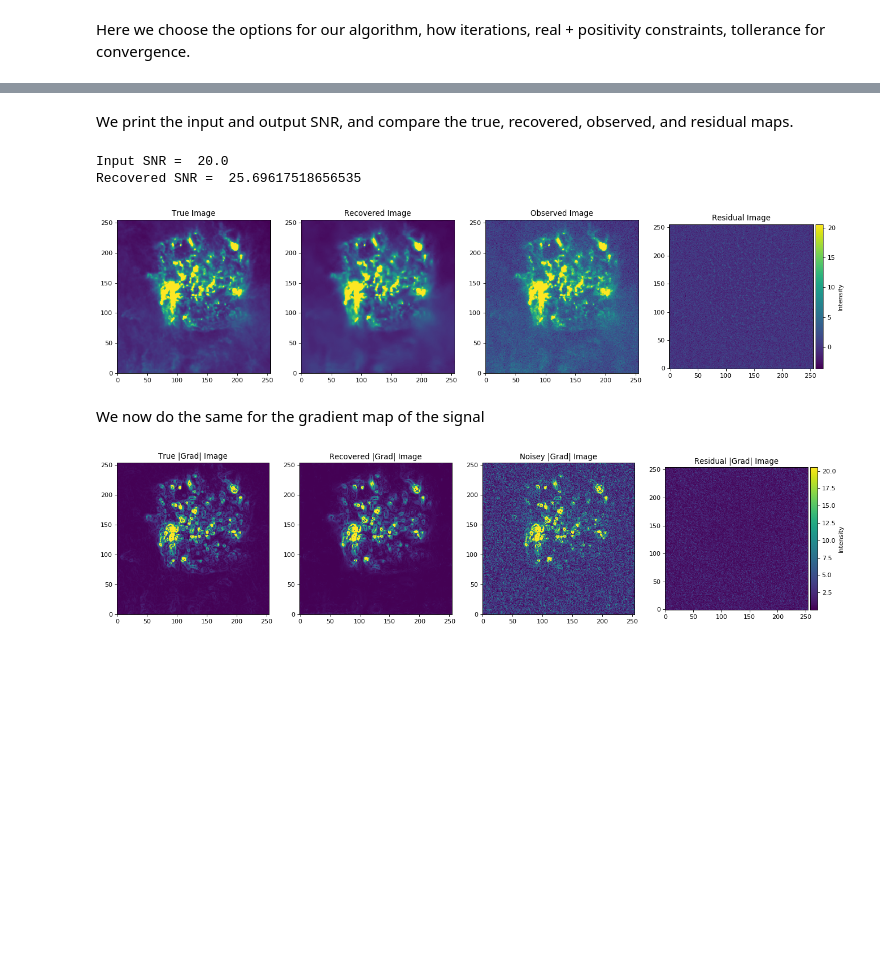
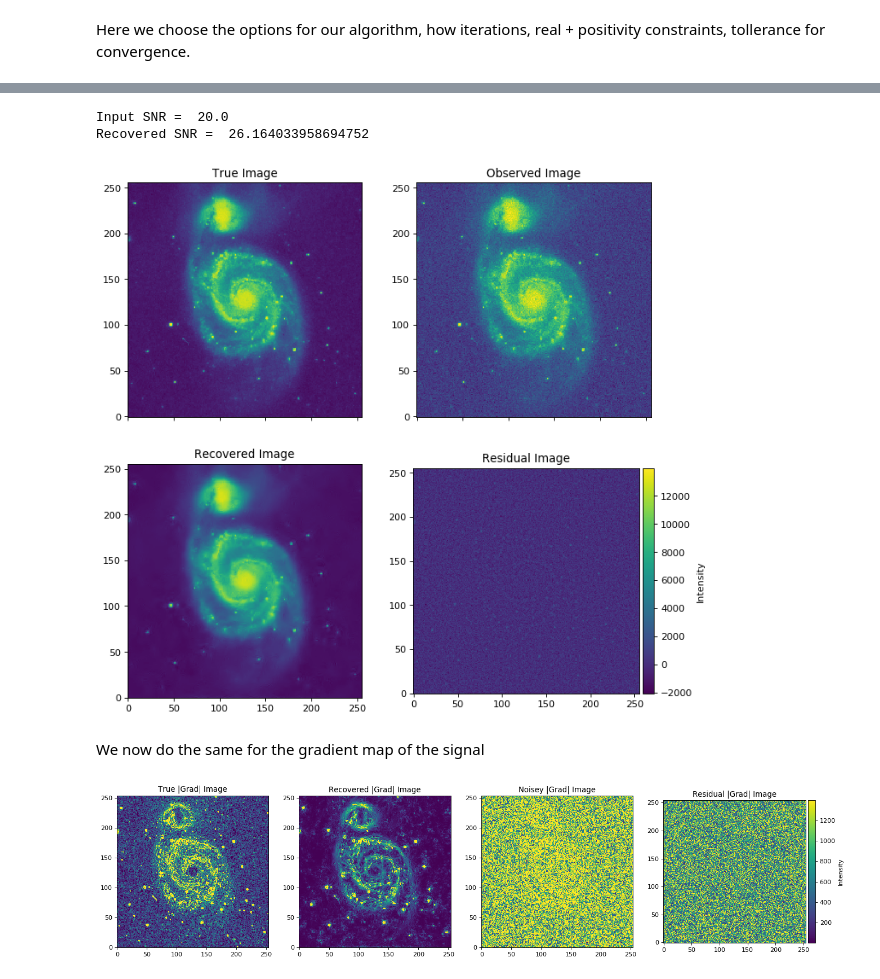
Before and after one commit to Luke-Pratley/Clear-Skies, a Jupyter notebook: examples/2d_denoising_example.ipynb, the cells around one changed output, grey strips where cells are left out. Drawn from its saved outputs; the diff is of its cells as text; code cells hidden in the pictures; blank space fills up the shorter version.

```diff
--- a/examples/2d_denoising_example.ipynb
+++ b/examples/2d_denoising_example.ipynb
@@ -24,7 +25,7 @@ def open_header(image_file):
 # %% [markdown]
 Here we load the ground truth image
 # %%
-input_file = "../data/lmc.fits"
+input_file = "../data/M51.fits"
 
 x_true = open_fits(input_file)
 header = open_header(input_file)
@@ -52,12 +53,12 @@ Below we choose the dictionary that we expect to represent our signal. Dirac is
 wav = ["db1", "db2", "db3", "db4","db5", "db6", "db7", "db8"]
 #wav = ["db8"]
 #wav = ["dirac"]
-levels = 4
+levels = 3
 # %% [markdown]
 Here we choose the options for our algorithm, how iterations, real + positivity constraints, tollerance for convergence.
 # %%
-options = {'tol': 1e-3, 'iter': 5000, 'update_iter': 50, 'record_iters': False, 'positivity': True, 'real': True}
-beta = 1e-3
+options = {'tol': 1e-5, 'iter': 5000, 'update_iter': 50, 'record_iters': False, 'positivity': True, 'real': True}
+beta = 1e-2
 # %% [markdown]
 Next we run the solver for our solution image $\mathbf{z}$ to the minimum of
 $$ \|\mathbf{\Psi} \mathbf{x} \|_{\ell_1}\quad {\rm such\, that}\quad \|\mathbf{W} \mathbf{x} - \mathbf{W}\mathbf{y} \|_{\ell_2} \leq \epsilon $$
@@ -76,25 +81,24 @@ z, diag = solver.solver(solver.algorithm.l1_constrained, y, sigma, W, wav, level
-# %% [markdown]
-We print the input and output SNR, and compare the true, recovered, observed, and residual maps.
 # %%
 SNR = np.log10(np.sqrt(np.sum(np.abs(x_true)**2))/np.sqrt(np.sum(np.abs(x_true - z)**2))) * 20.
 print("Input SNR = ", ISNR)
 print("Recovered SNR = ", SNR)
-max_val = np.max(x_true) * 0.1
-fig, ax = plt.subplots(nrows=1, ncols=4, figsize=(20, 7), dpi=80, sharey=False, sharex=True)
+max_val = np.max(x_true) * 1
+fig, ax = plt.subplots(nrows=2, ncols=2, figsize=(10, 10), dpi=80, sharey=False, sharex=True)
+ax = np.ravel(ax)
 ax[0].imshow(x_true, vmax=max_val,origin='lower')
 ax[0].set_title("True Image")
-ax[1].imshow(np.real(z), vmax=max_val,origin='lower')
-ax[1].set_title("Recovered Image")
-ax[2].imshow(np.real(y), vmax=max_val,origin='lower')
-ax[2].set_title("Observed Image")
+ax[1].imshow(np.real(y), vmax=max_val,origin='lower')
+ax[1].set_title("Observed Image")
+ax[2].imshow(np.real(z), vmax=max_val,origin='lower')
+ax[2].set_title("Recovered Image")
 ax[3].set_title("Residual Image")
 divider = make_axes_locatable(ax[3])
 cax = divider.append_axes('right', size='5%', pad=0.05)
-plt.colorbar(ax[3].imshow(np.real(y - z), vmax=max_val,origin='lower'), cax=cax, orientation='vertical',label="Intensity");
+plt.colorbar(ax[3].imshow(y - z, vmax=max_val,origin='lower'), cax=cax, orientation='vertical',label="Intensity");
 # %% [output]
 Input SNR =  20.0
-Recovered SNR =  25.69617518656535
+Recovered SNR =  26.164033958694752
-[figure, old version]
+[figure, new version]
 # %% [markdown]
 We now do the same for the gradient map of the signal
 # %%
@@ -111,4 +115,4 @@ divider = make_axes_locatable(ax[3])
 cax = divider.append_axes('right', size='5%', pad=0.05)
 plt.colorbar(ax[3].imshow(np.sqrt((np.diff(np.real((y - z)[:,:-1]),axis=0)**2 + np.diff(np.real((y - z)[:-1,:]),axis=1)**2)), vmax=np.max(x_true) * 0.1,origin='lower'), cax=cax, orientation='vertical',label="Intensity");
 # %% [output]
-[figure, old version]
+[figure, new version]
```
Also changed, not shown: parts of 5 cells of this notebook.
